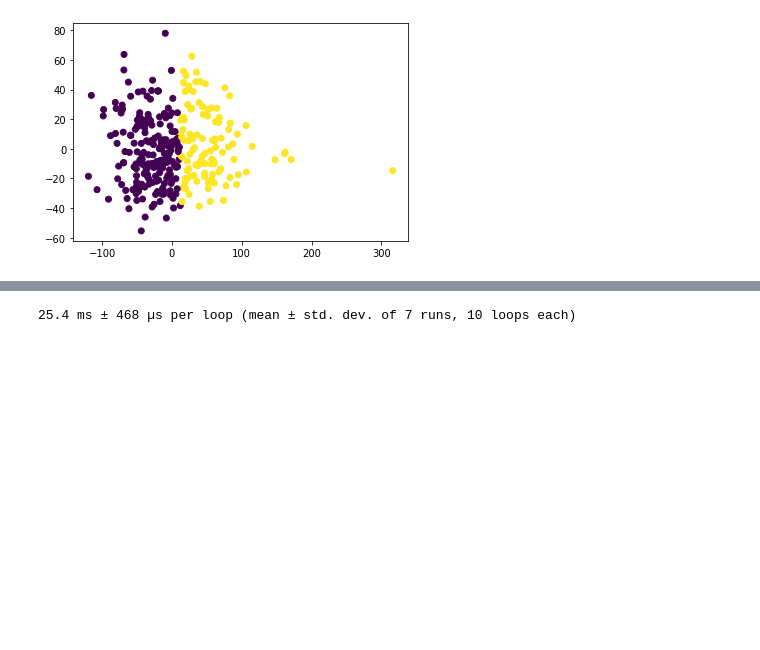
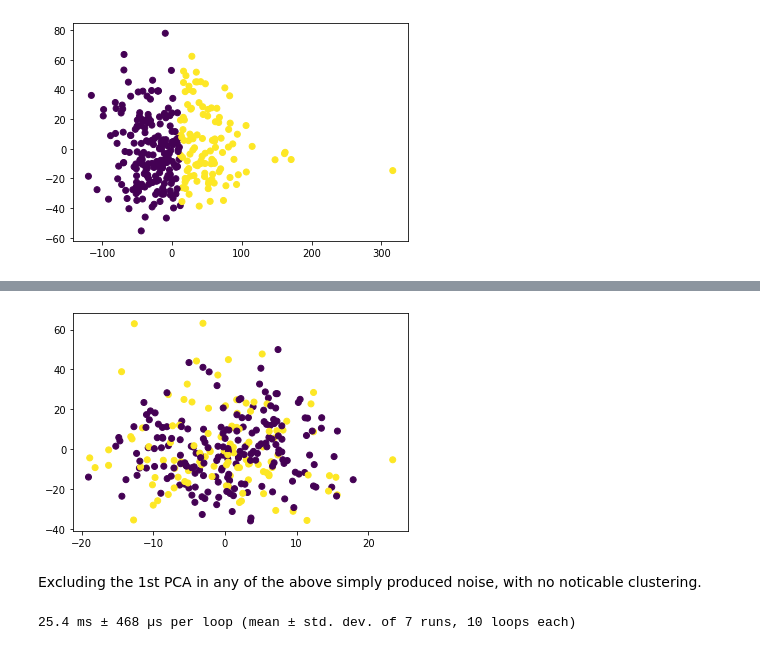
Before and after one commit to mrkjhsn/Thinkful-Exercises, a Jupyter notebook: k_means_clustering.ipynb, the cells around one changed output, grey strips where cells are left out. Saved outputs shown, nothing was run; the diff lists cells and outputs as text; code cells hidden in the pictures; blank space fills up the shorter version.

```diff
--- a/k_means_clustering.ipynb
+++ b/k_means_clustering.ipynb
@@ -105,3 +127,10 @@ plt.show()
+# %%
+plt.scatter(pca[:,3], pca[:,2], c=y_pred)
+plt.show()
+# %% [output]
+[figure, added]
+# %% [markdown]
+Excluding the 1st PCA in any of the above simply produced noise, with no noticable clustering.
 # %%
 # Defining the k-means
 kmeans_cluster = KMeans(n_clusters=3, random_state=123)
```
Also changed, not shown: parts of 24 cells of this notebook.
